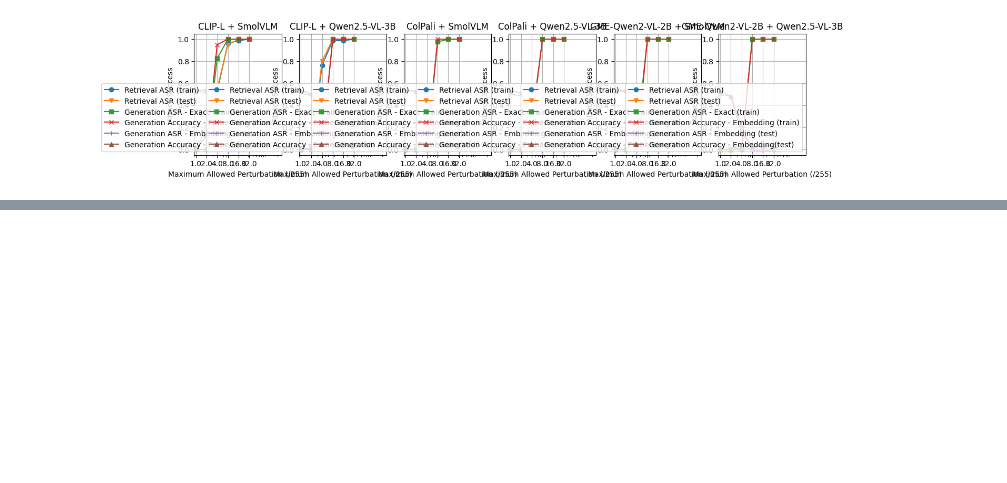
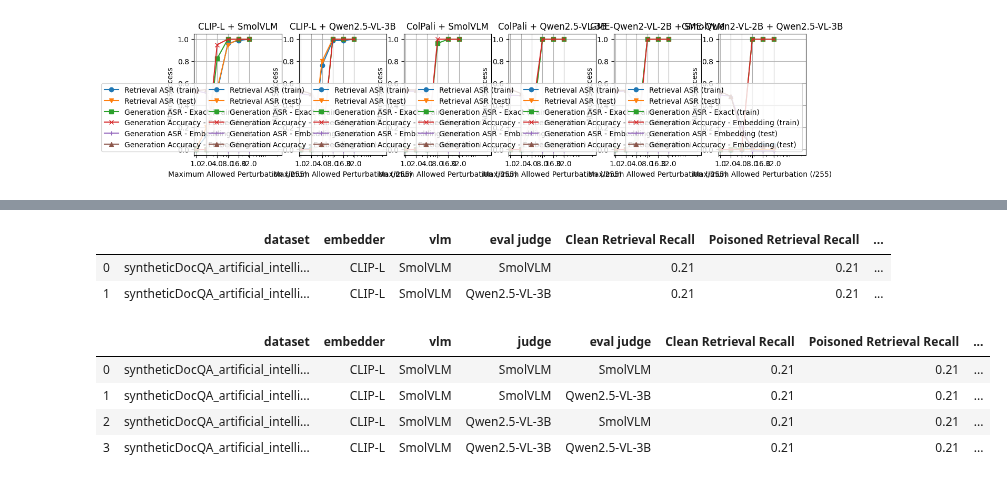
Before and after one commit to alan-turing-institute/mumoRAG-attacks, a Jupyter notebook: src/generate_plots.ipynb, the cells around one changed output, grey strips where cells are left out. Saved outputs shown, nothing was run; the diff lists cells and outputs as text; code cells hidden in the pictures; blank space fills up the shorter version.

```diff
--- a/src/generate_plots.ipynb
+++ b/src/generate_plots.ipynb
@@ -111,0 +131,14 @@ make_all_metric_table("paper_targeted_attacks_multiQ_multiA")
+# %%
+make_all_metric_table("paper_judge_defence_targeted")
+# %% [output]
+|  | dataset | embedder | vlm | eval judge | Clean Retrieval Recall | Poisoned Retrieval Recall | ... |
+| 0 | syntheticDocQA_artificial_intelli... | CLIP-L | SmolVLM | SmolVLM | 0.21 | 0.21 | ... |
+| 1 | syntheticDocQA_artificial_intelli... | CLIP-L | SmolVLM | Qwen2.5-VL-3B | 0.21 | 0.21 | ... |
+# %%
+make_all_metric_table("paper_judge_defence_targeted_adapt")
+# %% [output]
+|  | dataset | embedder | vlm | judge | eval judge | Clean Retrieval Recall | Poisoned Retrieval Recall | ... |
+| 0 | syntheticDocQA_artificial_intelli... | CLIP-L | SmolVLM | SmolVLM | SmolVLM | 0.21 | 0.21 | ... |
+| 1 | syntheticDocQA_artificial_intelli... | CLIP-L | SmolVLM | SmolVLM | Qwen2.5-VL-3B | 0.21 | 0.21 | ... |
+| 2 | syntheticDocQA_artificial_intelli... | CLIP-L | SmolVLM | Qwen2.5-VL-3B | SmolVLM | 0.21 | 0.21 | ... |
+| 3 | syntheticDocQA_artificial_intelli... | CLIP-L | SmolVLM | Qwen2.5-VL-3B | Qwen2.5-VL-3B | 0.21 | 0.21 | ... |
```
Also changed, not shown: parts of 6 cells of this notebook, 2 other files.
